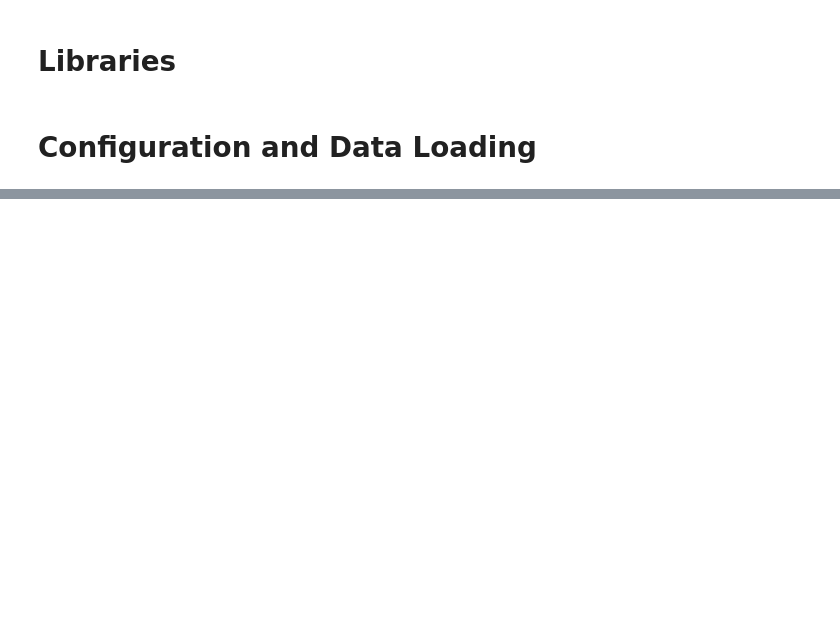
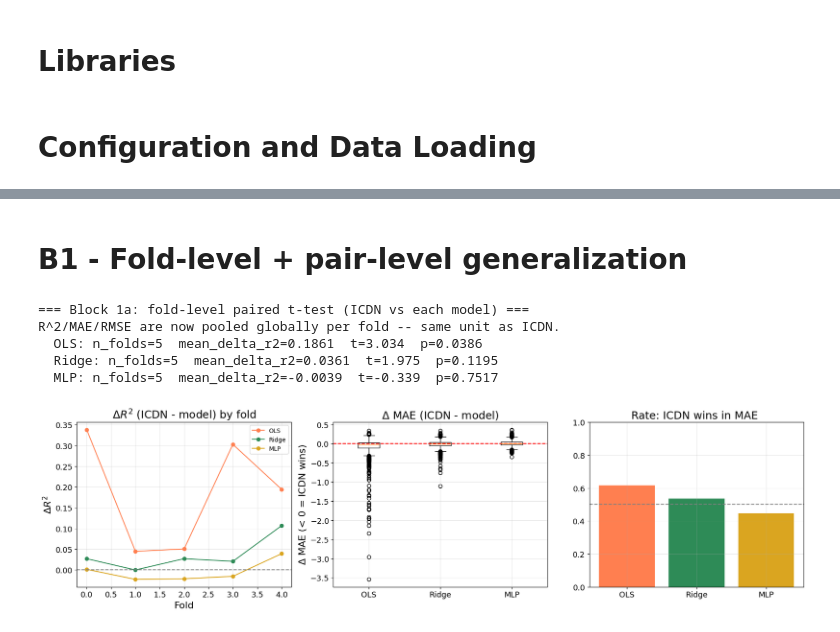
Before and after one commit to carlosherediapimienta/nn-elasticity, a Jupyter notebook: notebooks/analysis-results.ipynb, the cells around one changed output, grey strips where cells are left out. Cells and saved outputs as stored; diff of their text form; code cells hidden in the pictures; blank space fills up the shorter version.

```diff
--- a/notebooks/analysis-results.ipynb
+++ b/notebooks/analysis-results.ipynb
@@ -959,0 +362,72 @@ plt.show()
+# %% [markdown]
+# B1 - Fold-level + pair-level generalization
+# %%
+# ============================================================
+# BLOCK 1 — Generalization: ICDN vs OLS vs Ridge vs MLP
+# ============================================================
+def block1_stats(global_fold_table: pd.DataFrame, cell_metrics_table: pd.DataFrame):
+    gen_fold = nn_by_fold_ref.merge(global_fold_table[["fold", "mae_val_o", "rmse_val_o", "r2_val_o"]], on="fold")
+    gen_fold["delta_r2"]   = gen_fold["r2_val_nn"]   - gen_fold["r2_val_o"]
+    gen_fold["delta_mae"]  = gen_fold["mae_val_nn"]  - gen_fold["mae_val_o"]
+    gen_fold["delta_rmse"] = gen_fold["rmse_val_nn"] - gen_fold["rmse_val_o"]
+
+    # cell_metrics_table is already built from predictions averaged across j
+    # BEFORE computing |error| -- fixes the Jensen's-inequality bias.
+    gen_cell = nn_pair_fold_ref.merge(cell_metrics_table, on=["store_code", "upc_i", "fold"])
+    gen_cell["delta_mae"]  = gen_cell["mae_val_nn"]  - gen_cell["mae_val_o"]
+    gen_cell["delta_rmse"] = gen_cell["rmse_val_nn"] - gen_cell["rmse_val_o"]
+    return gen_fold, gen_cell
+
+gen_fold_all, gen_cell_all = [], []
+for label in MODEL_LABELS:
+    gf, gc = block1_stats(GLOBAL_FOLD_TABLES[label], CELL_METRICS_TABLES[label])
+    gf["model"], gc["model"] = label, label
+    gen_fold_all.append(gf); gen_cell_all.append(gc)
+gen_fold_all = pd.concat(gen_fold_all, ignore_index=True)
+gen_cell_all = pd.concat(gen_cell_all, ignore_index=True)
+
+print("=== Block 1a: fold-level paired t-test (ICDN vs each model) ===")
+print("R^2/MAE/RMSE are now pooled globally per fold -- same unit as ICDN.")
+for label in MODEL_LABELS:
+    sub = gen_fold_all[gen_fold_all["model"] == label]
+    line = f"  {label}: n_folds={len(sub)}  mean_delta_r2={sub['delta_r2'].mean():.4f}"
+    if len(sub) >= 2:
+        t, p = ttest_rel(sub["r2_val_nn"], sub["r2_val_o"])
+        line += f"  t={t:.3f}  p={p:.4f}"
+    print(line)
+# %% [output]
+=== Block 1a: fold-level paired t-test (ICDN vs each model) ===
+R^2/MAE/RMSE are now pooled globally per fold -- same unit as ICDN.
+  OLS: n_folds=5  mean_delta_r2=0.1861  t=3.034  p=0.0386
+  Ridge: n_folds=5  mean_delta_r2=0.0361  t=1.975  p=0.1195
+  MLP: n_folds=5  mean_delta_r2=-0.0039  t=-0.339  p=0.7517
+# %%
+fig, axes = plt.subplots(1, 3, figsize=(18, 5))
+
+ax = axes[0]
+for label in MODEL_LABELS:
+    sub = gen_fold_all[gen_fold_all["model"] == label]
+    ax.plot(sub["fold"], sub["delta_r2"], marker="o", label=label, color=MODEL_COLORS[label])
+ax.axhline(0, ls="--", color="gray")
+ax.set_title(r"$\Delta R^2$ (ICDN - model) by fold")
+ax.set_xlabel("Fold"); ax.set_ylabel(r"$\Delta R^2$")
+ax.legend(); ax.grid(True, alpha=0.3)
+
+ax = axes[1]
+data = [gen_cell_all[gen_cell_all["model"] == l]["delta_mae"] for l in MODEL_LABELS]
+ax.boxplot(data, labels=MODEL_LABELS)
+ax.axhline(0, ls="--", color="red")
+ax.set_title(r"$\Delta$ MAE (ICDN - model)")
+ax.set_ylabel(r"$\Delta$ MAE (< 0 = ICDN wins)")
+ax.grid(True, alpha=0.3)
+
+ax = axes[2]
+win_rates = [(gen_cell_all[gen_cell_all["model"] == l]["delta_mae"] < 0).mean() for l in MODEL_LABELS]
+ax.bar(MODEL_LABELS, win_rates, color=[MODEL_COLORS[l] for l in MODEL_LABELS])
+ax.axhline(0.5, ls="--", color="gray")
+ax.set_title("Rate: ICDN wins in MAE ")
+ax.set_ylim(0, 1); ax.grid(True, alpha=0.3)
+
+plt.tight_layout(); plt.show()
+# %% [output]
+[figure, added]
```
Also changed, not shown: parts of 44 cells of this notebook, 19 other files.
